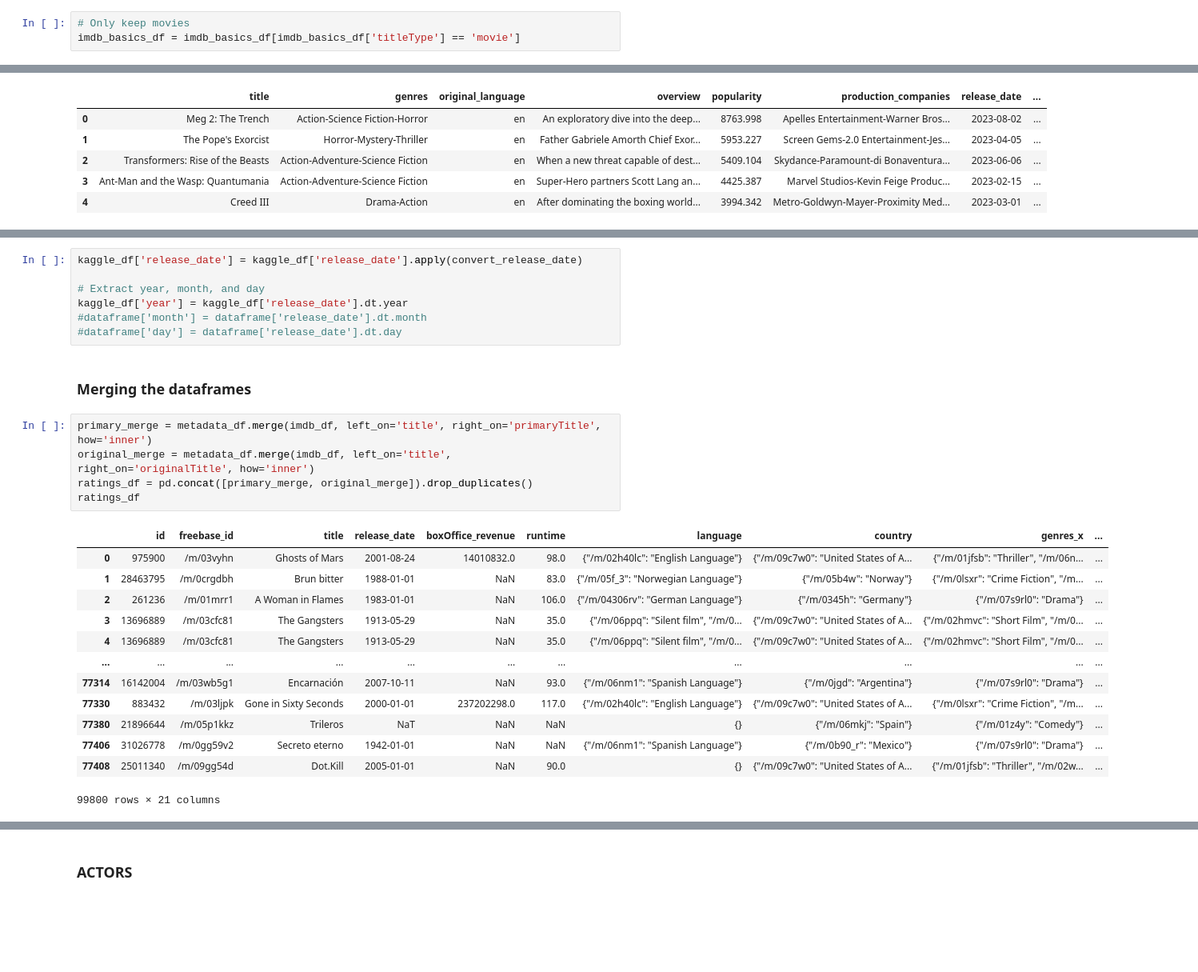
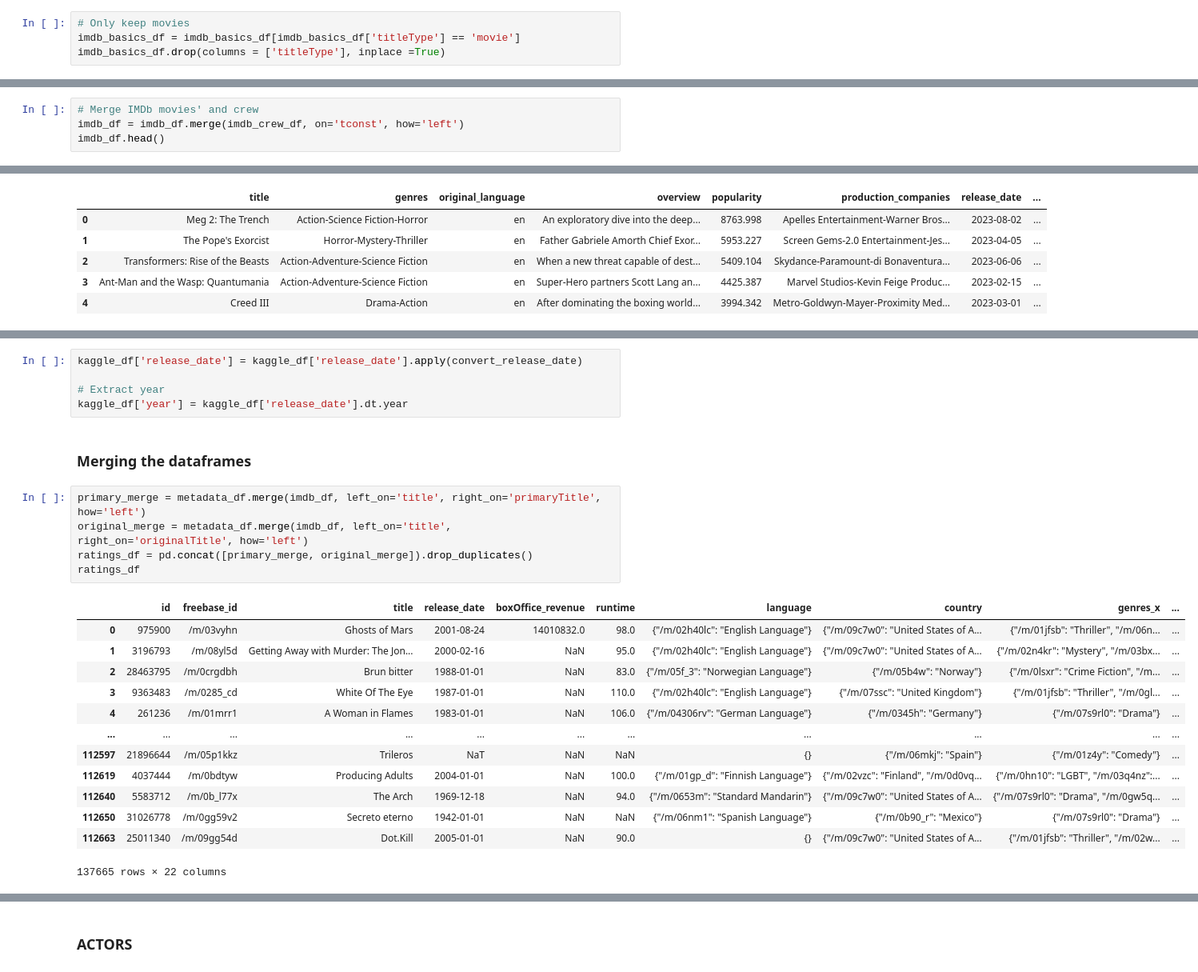
Before and after one commit to epfl-ada/ada-2023-project-cedars10452, a Jupyter notebook: Untitled.ipynb, the cells around one changed output, grey strips where cells are left out. Shown at 80% size. Saved outputs shown, nothing was run; the diff lists cells and outputs as text; blank space fills up the shorter version.

Commit message:
'movies'

```diff
--- a/Untitled.ipynb
+++ b/Untitled.ipynb
@@ -222,6 +193,7 @@ array(['short', 'movie', 'tvShort', 'tvMovie', 'tvSeries', 'tvEpisode',
 # %%
 # Only keep movies
 imdb_basics_df = imdb_basics_df[imdb_basics_df['titleType'] == 'movie']
+imdb_basics_df.drop(columns = ['titleType'], inplace =True)
 # %%
 imdb_crew_df = pd.read_csv(DATA_FOLDER + 'title.crew.tsv', sep='	')
 imdb_crew_df
@@ -258,0 +238,4 @@ imdb_df.head()
+# %%
+# Merge IMDb movies' and crew
+imdb_df = imdb_df.merge(imdb_crew_df, on='tconst', how='left')
+imdb_df.head()
@@ -352,31 +342,29 @@ memory usage: 71.7+ MB
 # %%
 kaggle_df['release_date'] = kaggle_df['release_date'].apply(convert_release_date)
 
-# Extract year, month, and day
+# Extract year
 kaggle_df['year'] = kaggle_df['release_date'].dt.year
-#dataframe['month'] = dataframe['release_date'].dt.month
-#dataframe['day'] = dataframe['release_date'].dt.day
 # %% [markdown]
 ### Merging the dataframes
 # %%
-primary_merge = metadata_df.merge(imdb_df, left_on='title', right_on='primaryTitle', how='inner')
-original_merge = metadata_df.merge(imdb_df, left_on='title', right_on='originalTitle', how='inner')
+primary_merge = metadata_df.merge(imdb_df, left_on='title', right_on='primaryTitle', how='left')
+original_merge = metadata_df.merge(imdb_df, left_on='title', right_on='originalTitle', how='left')
 ratings_df = pd.concat([primary_merge, original_merge]).drop_duplicates()
 ratings_df
 # %% [output]
 |  | id | freebase_id | title | release_date | boxOffice_revenue | runtime | language | country | genres_x | ... |
 | 0 | 975900 | /m/03vyhn | Ghosts of Mars | 2001-08-24 | 14010832.0 | 98.0 | {"/m/02h40lc": "English Language"} | {"/m/09c7w0": "United States of A... | {"/m/01jfsb": "Thriller", "/m/06n... | ... |
-| 1 | 28463795 | /m/0crgdbh | Brun bitter | 1988-01-01 | NaN | 83.0 | {"/m/05f_3": "Norwegian Language"} | {"/m/05b4w": "Norway"} | {"/m/0lsxr": "Crime Fiction", "/m... | ... |
-| 2 | 261236 | /m/01mrr1 | A Woman in Flames | 1983-01-01 | NaN | 106.0 | {"/m/04306rv": "German Language"} | {"/m/0345h": "Germany"} | {"/m/07s9rl0": "Drama"} | ... |
-| 3 | 13696889 | /m/03cfc81 | The Gangsters | 1913-05-29 | NaN | 35.0 | {"/m/06ppq": "Silent film", "/m/0... | {"/m/09c7w0": "United States of A... | {"/m/02hmvc": "Short Film", "/m/0... | ... |
-| 4 | 13696889 | /m/03cfc81 | The Gangsters | 1913-05-29 | NaN | 35.0 | {"/m/06ppq": "Silent film", "/m/0... | {"/m/09c7w0": "United States of A... | {"/m/02hmvc": "Short Film", "/m/0... | ... |
+| 1 | 3196793 | /m/08yl5d | Getting Away with Murder: The Jon... | 2000-02-16 | NaN | 95.0 | {"/m/02h40lc": "English Language"} | {"/m/09c7w0": "United States of A... | {"/m/02n4kr": "Mystery", "/m/03bx... | ... |
+| 2 | 28463795 | /m/0crgdbh | Brun bitter | 1988-01-01 | NaN | 83.0 | {"/m/05f_3": "Norwegian Language"} | {"/m/05b4w": "Norway"} | {"/m/0lsxr": "Crime Fiction", "/m... | ... |
+| 3 | 9363483 | /m/0285_cd | White Of The Eye | 1987-01-01 | NaN | 110.0 | {"/m/02h40lc": "English Language"} | {"/m/07ssc": "United Kingdom"} | {"/m/01jfsb": "Thriller", "/m/0gl... | ... |
+| 4 | 261236 | /m/01mrr1 | A Woman in Flames | 1983-01-01 | NaN | 106.0 | {"/m/04306rv": "German Language"} | {"/m/0345h": "Germany"} | {"/m/07s9rl0": "Drama"} | ... |
 | ... | ... | ... | ... | ... | ... | ... | ... | ... | ... | ... |
-| 77314 | 16142004 | /m/03wb5g1 | Encarnación | 2007-10-11 | NaN | 93.0 | {"/m/06nm1": "Spanish Language"} | {"/m/0jgd": "Argentina"} | {"/m/07s9rl0": "Drama"} | ... |
-| 77330 | 883432 | /m/03ljpk | Gone in Sixty Seconds | 2000-01-01 | 237202298.0 | 117.0 | {"/m/02h40lc": "English Language"} | {"/m/09c7w0": "United States of A... | {"/m/0lsxr": "Crime Fiction", "/m... | ... |
-| 77380 | 21896644 | /m/05p1kkz | Trileros | NaT | NaN | NaN | {} | {"/m/06mkj": "Spain"} | {"/m/01z4y": "Comedy"} | ... |
-| 77406 | 31026778 | /m/0gg59v2 | Secreto eterno | 1942-01-01 | NaN | NaN | {"/m/06nm1": "Spanish Language"} | {"/m/0b90_r": "Mexico"} | {"/m/07s9rl0": "Drama"} | ... |
-| 77408 | 25011340 | /m/09gg54d | Dot.Kill | 2005-01-01 | NaN | 90.0 | {} | {"/m/09c7w0": "United States of A... | {"/m/01jfsb": "Thriller", "/m/02w... | ... |
+| 112597 | 21896644 | /m/05p1kkz | Trileros | NaT | NaN | NaN | {} | {"/m/06mkj": "Spain"} | {"/m/01z4y": "Comedy"} | ... |
+| 112619 | 4037444 | /m/0bdtyw | Producing Adults | 2004-01-01 | NaN | 100.0 | {"/m/01gp_d": "Finnish Language"} | {"/m/02vzc": "Finland", "/m/0d0vq... | {"/m/0hn10": "LGBT", "/m/03q4nz":... | ... |
+| 112640 | 5583712 | /m/0b_l77x | The Arch | 1969-12-18 | NaN | 94.0 | {"/m/0653m": "Standard Mandarin"} | {"/m/09c7w0": "United States of A... | {"/m/07s9rl0": "Drama", "/m/0gw5q... | ... |
+| 112650 | 31026778 | /m/0gg59v2 | Secreto eterno | 1942-01-01 | NaN | NaN | {"/m/06nm1": "Spanish Language"} | {"/m/0b90_r": "Mexico"} | {"/m/07s9rl0": "Drama"} | ... |
+| 112663 | 25011340 | /m/09gg54d | Dot.Kill | 2005-01-01 | NaN | 90.0 | {} | {"/m/09c7w0": "United States of A... | {"/m/01jfsb": "Thriller", "/m/02w... | ... |
-99800 rows × 21 columns
+137665 rows × 22 columns
 # %%
 ratings_df['startYear'].fillna(-1, inplace=True)
 ratings_df['releaseDiff'] = (ratings_df['year'] - ratings_df['startYear']).abs()
```
Also changed, not shown: parts of 38 cells of this notebook.
